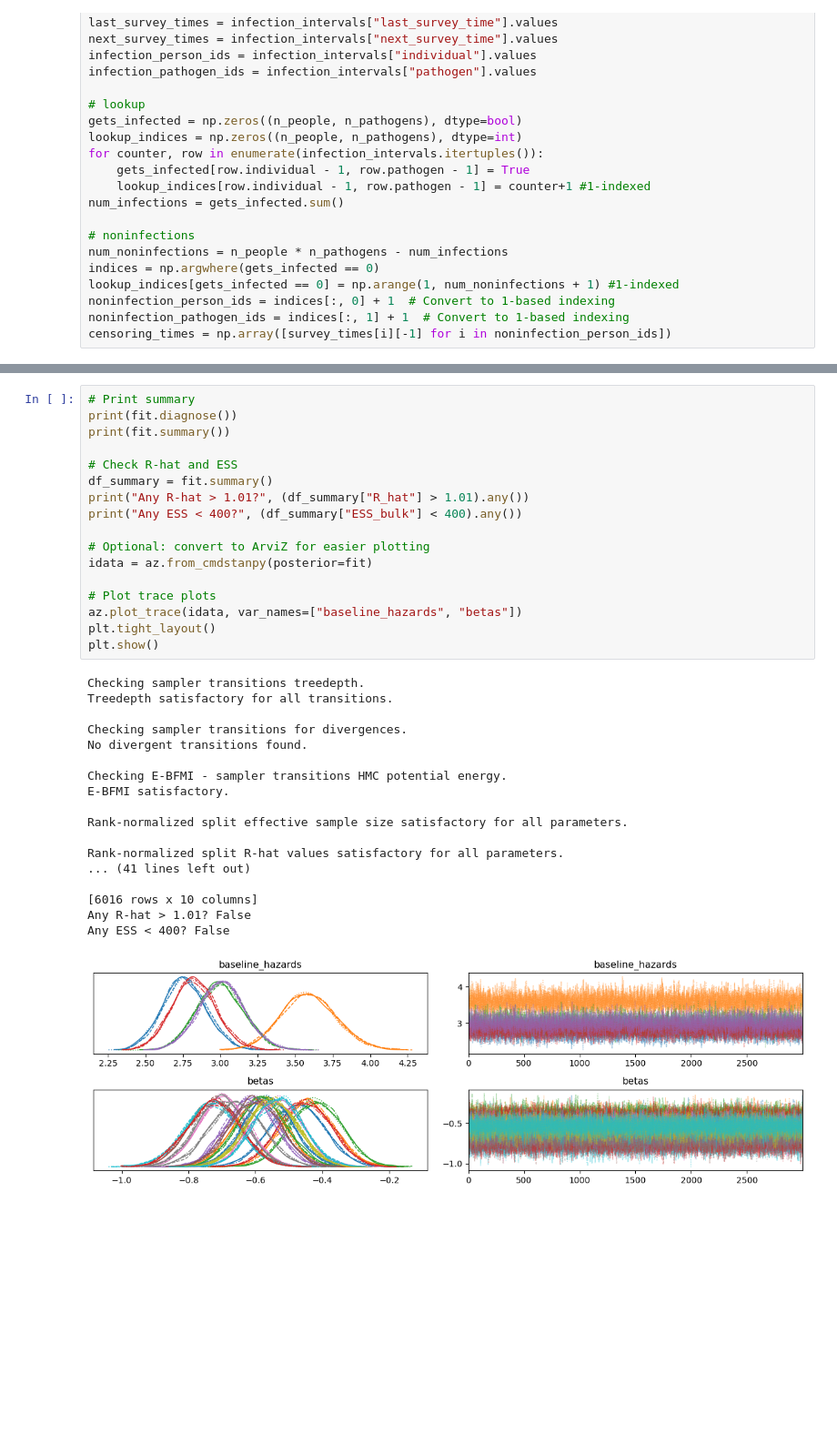
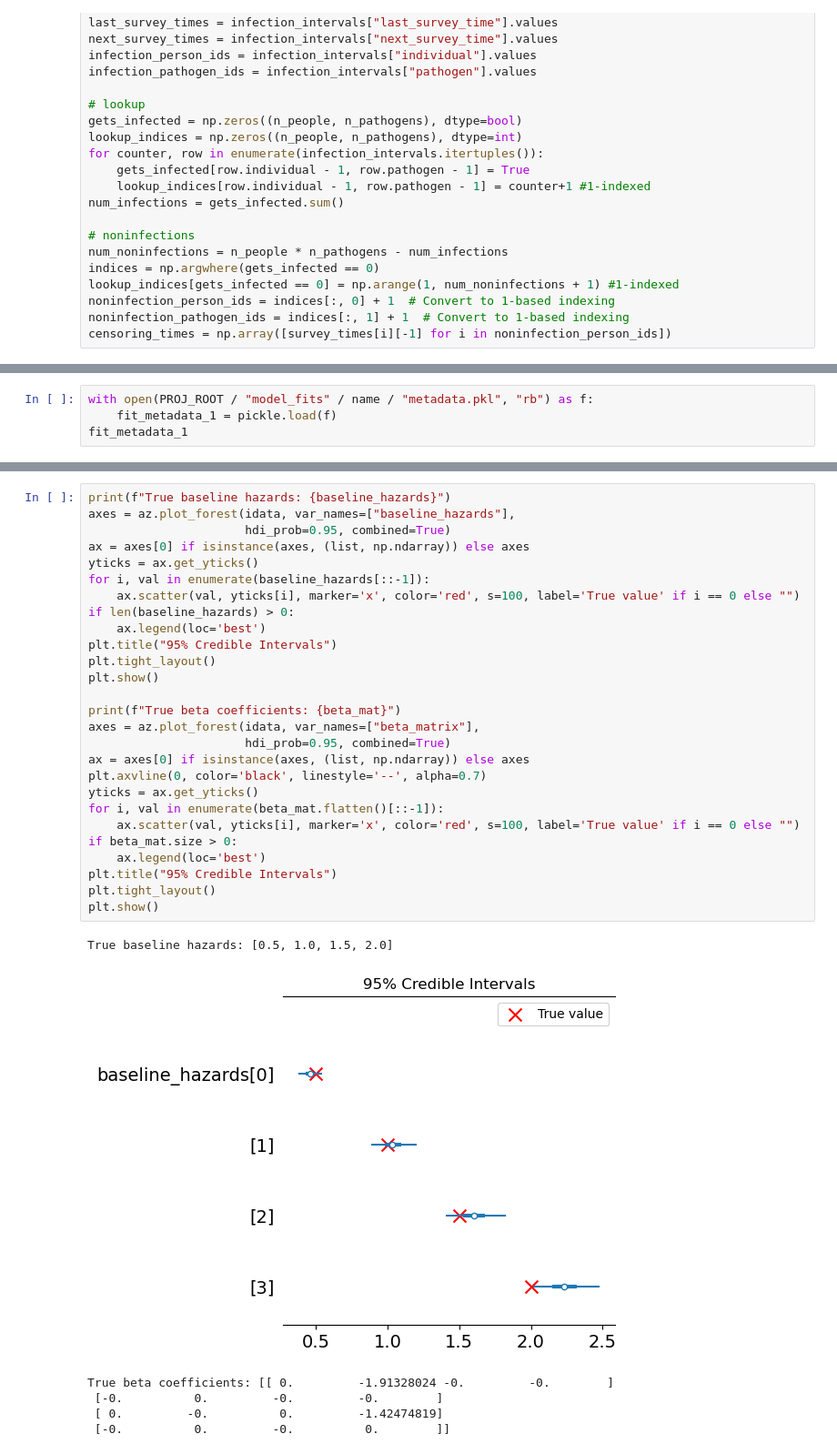
Before and after one commit to aleggs0/multipathogen-sero, a Jupyter notebook: notebooks/simulate_constant_foi.ipynb, the cells around one changed output, grey strips where cells are left out. Shown at 91% size. Drawn from its saved outputs; the diff is of its cells as text; blank space fills up the shorter version.

```diff
--- a/notebooks/simulate_constant_foi.ipynb
+++ b/notebooks/simulate_constant_foi.ipynb
@@ -379,0 +405,4 @@ chain 4 |          | 00:00 Status
+# %%
+with open(PROJ_ROOT / "model_fits" / name / "metadata.pkl", "rb") as f:
+    fit_metadata_1 = pickle.load(f)
+fit_metadata_1
@@ -416,36 +463,34 @@ Any ESS < 400? True
-# %%
-# Print summary
-print(fit.diagnose())
-print(fit.summary())
-
-# Check R-hat and ESS
-df_summary = fit.summary()
-print("Any R-hat > 1.01?", (df_summary["R_hat"] > 1.01).any())
-print("Any ESS < 400?", (df_summary["ESS_bulk"] < 400).any())
-
-# Optional: convert to ArviZ for easier plotting
-idata = az.from_cmdstanpy(posterior=fit)
-
-# Plot trace plots
-az.plot_trace(idata, var_names=["baseline_hazards", "betas"])
-plt.tight_layout()
-plt.show()
-# %% [output]
-Checking sampler transitions treedepth.
-Treedepth satisfactory for all transitions.
-
-Checking sampler transitions for divergences.
-No divergent transitions found.
-
-Checking E-BFMI - sampler transitions HMC potential energy.
-E-BFMI satisfactory.
-
-Rank-normalized split effective sample size satisfactory for all parameters.
-
-Rank-normalized split R-hat values satisfactory for all parameters.
-... (41 lines left out)
-
-[6016 rows x 10 columns]
-Any R-hat > 1.01? False
-Any ESS < 400? False
-[figure, removed]
+# %%
+print(f"True baseline hazards: {baseline_hazards}")
+axes = az.plot_forest(idata, var_names=["baseline_hazards"],
+                      hdi_prob=0.95, combined=True)
+ax = axes[0] if isinstance(axes, (list, np.ndarray)) else axes
+yticks = ax.get_yticks()
+for i, val in enumerate(baseline_hazards[::-1]):
+    ax.scatter(val, yticks[i], marker='x', color='red', s=100, label='True value' if i == 0 else "")
+if len(baseline_hazards) > 0:
+    ax.legend(loc='best')
+plt.title("95% Credible Intervals")
+plt.tight_layout()
+plt.show()
+
+print(f"True beta coefficients: {beta_mat}")
+axes = az.plot_forest(idata, var_names=["beta_matrix"],
+                      hdi_prob=0.95, combined=True)
+ax = axes[0] if isinstance(axes, (list, np.ndarray)) else axes
+plt.axvline(0, color='black', linestyle='--', alpha=0.7)
+yticks = ax.get_yticks()
+for i, val in enumerate(beta_mat.flatten()[::-1]):
+    ax.scatter(val, yticks[i], marker='x', color='red', s=100, label='True value' if i == 0 else "")
+if beta_mat.size > 0:
+    ax.legend(loc='best')
+plt.title("95% Credible Intervals")
+plt.tight_layout()
+plt.show()
+# %% [output]
+True baseline hazards: [0.5, 1.0, 1.5, 2.0]
+[figure, added]
+True beta coefficients: [[ 0.         -1.91328024 -0.         -0.        ]
+ [-0.          0.         -0.         -0.        ]
+ [ 0.         -0.          0.         -1.42474819]
+ [-0.          0.         -0.          0.        ]]
```
Also changed, not shown: parts of 18 cells of this notebook, 18 other files.
